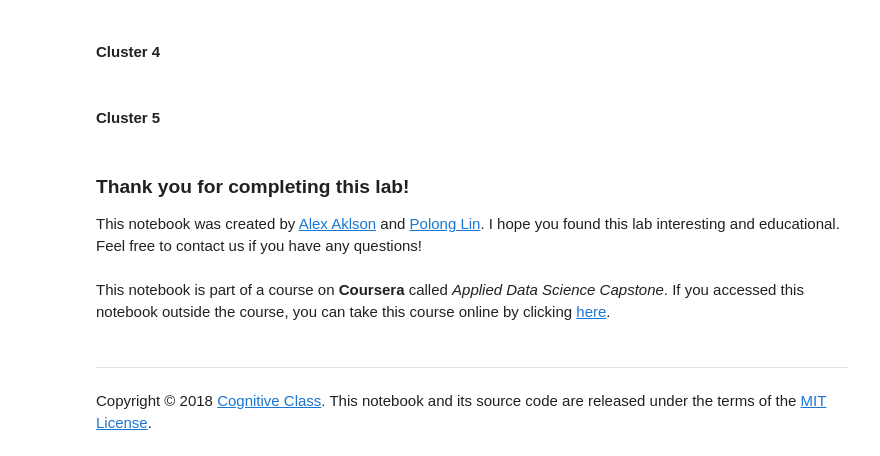
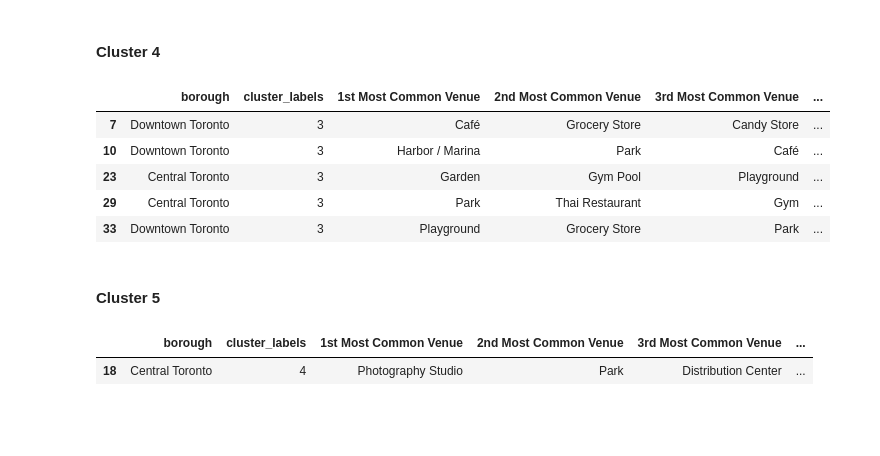
Before and after one commit to rafaelcgama/Capstone, a Jupyter notebook: toronto_clustering.ipynb, the cells around one changed output. Drawn from its saved outputs; the diff is of its cells as text; code cells hidden in the pictures; blank space fills up the shorter version.

```diff
--- a/toronto_clustering.ipynb
+++ b/toronto_clustering.ipynb
@@ -744,18 +781,18 @@ manhattan_merged.loc[manhattan_merged['Cluster Labels'] == 2, manhattan_merged.c
 # %% [markdown]
 #### Cluster 4
 # %%
-manhattan_merged.loc[manhattan_merged['Cluster Labels'] == 3, manhattan_merged.columns[[1] + list(range(5, manhattan_merged.shape[1]))]]
+toronto_merged.loc[toronto_merged['cluster_labels'] == 3, toronto_merged.columns[[1] + list(range(5, toronto_merged.shape[1]))]]
+# %% [output]
+|  | borough | cluster_labels | 1st Most Common Venue | 2nd Most Common Venue | 3rd Most Common Venue | ... |
+| 7 | Downtown Toronto | 3 | Café | Grocery Store | Candy Store | ... |
+| 10 | Downtown Toronto | 3 | Harbor / Marina | Park | Café | ... |
+| 23 | Central Toronto | 3 | Garden | Gym Pool | Playground | ... |
+| 29 | Central Toronto | 3 | Park | Thai Restaurant | Gym | ... |
+| 33 | Downtown Toronto | 3 | Playground | Grocery Store | Park | ... |
 # %% [markdown]
 #### Cluster 5
 # %%
-manhattan_merged.loc[manhattan_merged['Cluster Labels'] == 4, manhattan_merged.columns[[1] + list(range(5, manhattan_merged.shape[1]))]]
+toronto_merged.loc[toronto_merged['cluster_labels'] == 4, toronto_merged.columns[[1] + list(range(5, toronto_merged.shape[1]))]]
+# %% [output]
+|  | borough | cluster_labels | 1st Most Common Venue | 2nd Most Common Venue | 3rd Most Common Venue | ... |
+| 18 | Central Toronto | 4 | Photography Studio | Park | Distribution Center | ... |
-# %% [markdown]
-### Thank you for completing this lab!
-
-This notebook was created by [Alex Aklson](https://www.linkedin.com/in/aklson/) and [Polong Lin](https://www.linkedin.com/in/polonglin/). I hope you found this lab interesting and educational. Feel free to contact us if you have any questions!
-# %% [markdown]
-This notebook is part of a course on **Coursera** called *Applied Data Science Capstone*. If you accessed this notebook outside the course, you can take this course online by clicking [here](http://cocl.us/DP0701EN_Coursera_Week3_LAB2).
-# %% [markdown]
-<hr>
-
-Copyright &copy; 2018 [Cognitive Class](https://cognitiveclass.ai/?utm_source=bducopyrightlink&utm_medium=dswb&utm_campaign=bdu). This notebook and its source code are released under the terms of the [MIT License](https://bigdatauniversity.com/mit-license/).
```
Also changed, not shown: parts of 24 cells of this notebook.
